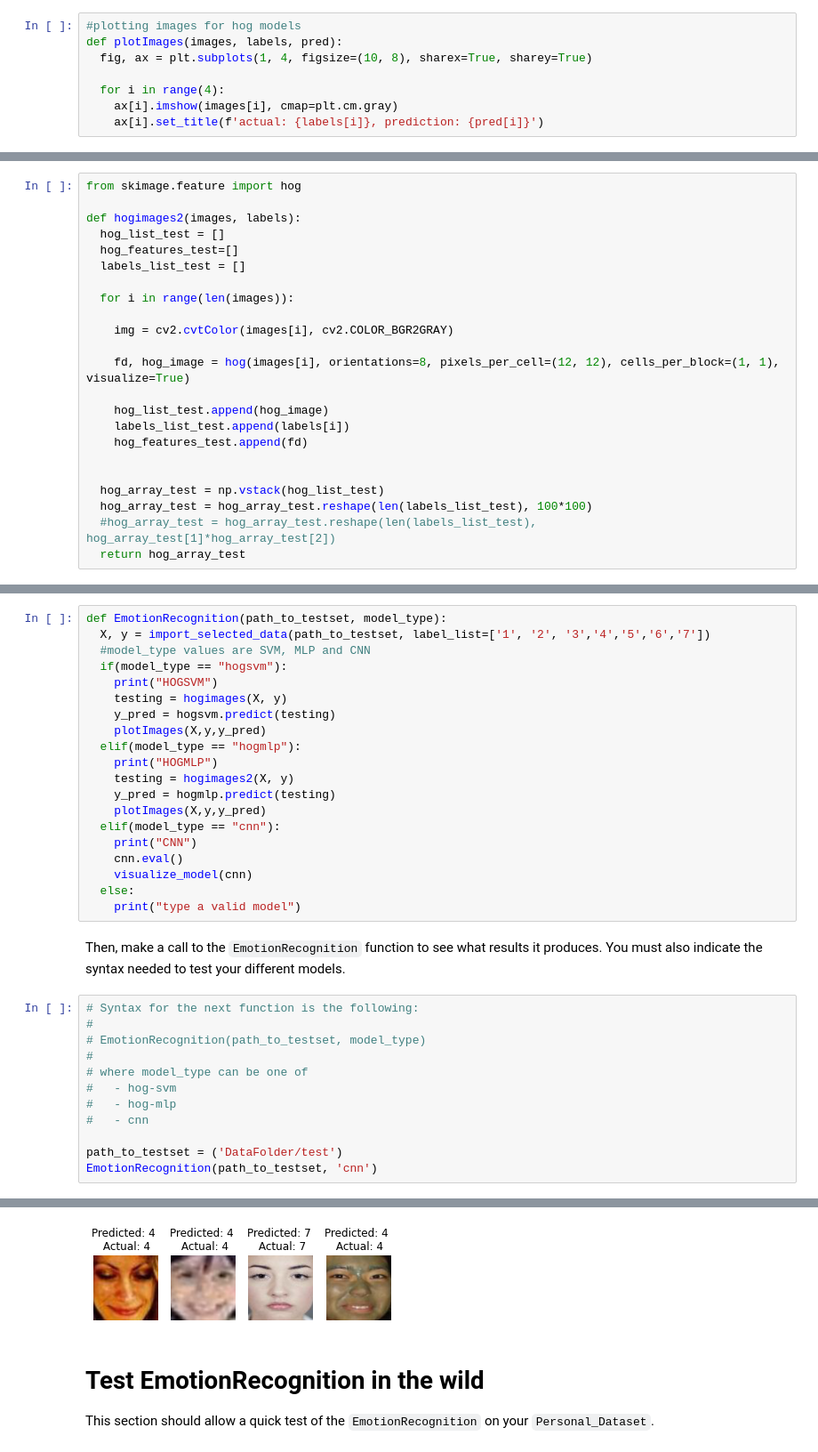
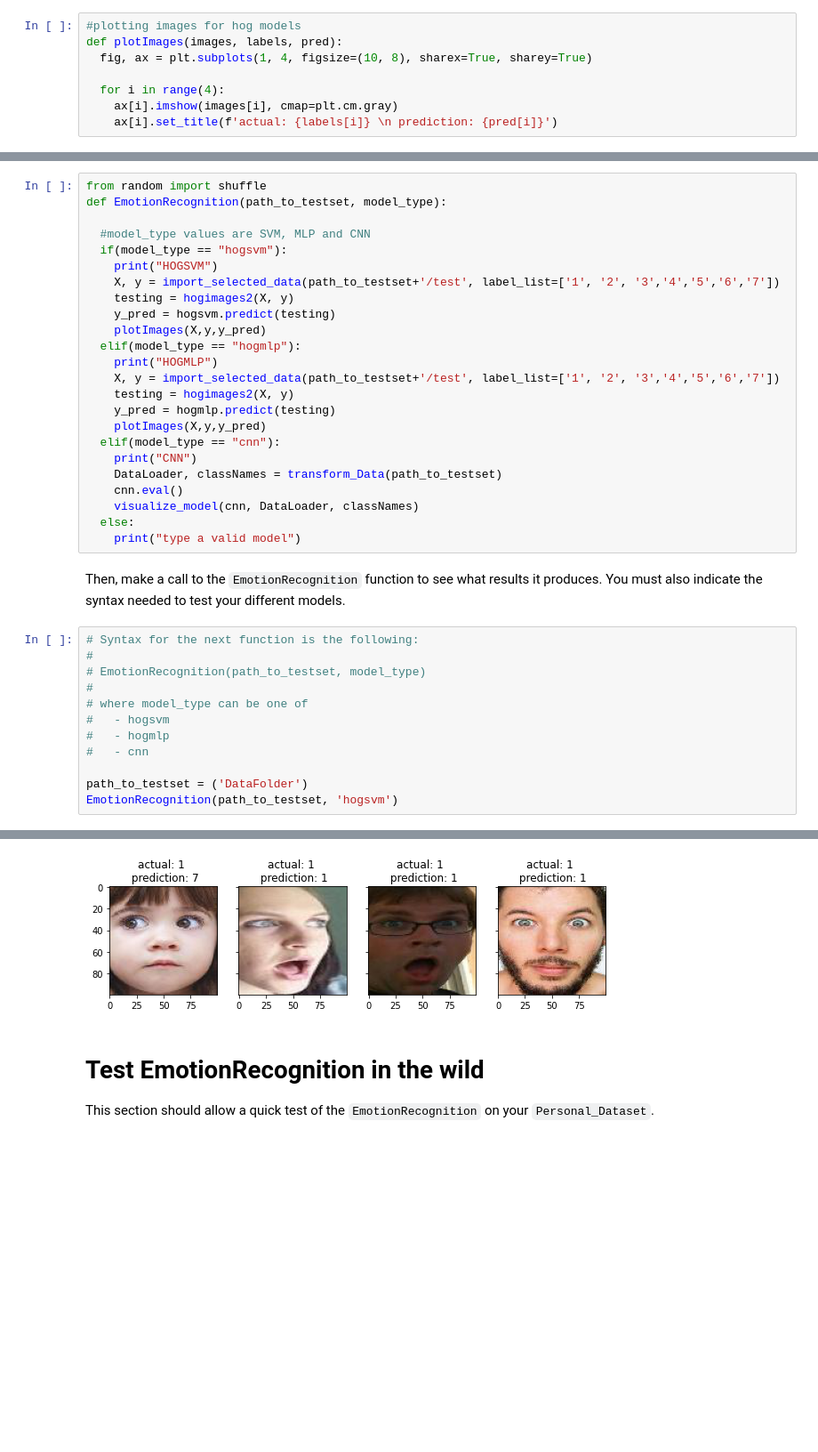
Before and after one commit to dardan-gashi01/Facial-Emotion-Recognition, a Jupyter notebook: test_functions.ipynb, the cells around one changed output, grey strips where cells are left out. Shown at 89% size. Saved outputs shown, nothing was run; the diff lists cells and outputs as text; blank space fills up the shorter version.

```diff
--- a/test_functions.ipynb
+++ b/test_functions.ipynb
@@ -225,4 +248,4 @@ def plotImages(images, labels, pred):
 
   for i in range(4):
     ax[i].imshow(images[i], cmap=plt.cm.gray)
-    ax[i].set_title(f'actual: {labels[i]}, prediction: {pred[i]}')
+    ax[i].set_title(f'actual: {labels[i]} \n prediction: {pred[i]}')
@@ -231,23 +251,0 @@ def plotImages(images, labels, pred):
-# %%
-from skimage.feature import hog
-
-def hogimages2(images, labels):
-  hog_list_test = []
-  hog_features_test=[]
-  labels_list_test = []
-
-  for i in range(len(images)):
-
-    img = cv2.cvtColor(images[i], cv2.COLOR_BGR2GRAY)
-
-    fd, hog_image = hog(images[i], orientations=8, pixels_per_cell=(12, 12), cells_per_block=(1, 1), visualize=True)
-
-    hog_list_test.append(hog_image)
-    labels_list_test.append(labels[i])
-    hog_features_test.append(fd)
-
-
-  hog_array_test = np.vstack(hog_list_test)
-  hog_array_test = hog_array_test.reshape(len(labels_list_test), 100*100)
-  #hog_array_test = hog_array_test.reshape(len(labels_list_test), hog_array_test[1]*hog_array_test[2])
-  return hog_array_test
@@ -254,23 +261,27 @@ def hogimages2(images, labels):
 # %% [markdown]
 **EmotionRecognition Function**
 # %%
+from random import shuffle
 def EmotionRecognition(path_to_testset, model_type):
-  X, y = import_selected_data(path_to_testset, label_list=['1', '2', '3','4','5','6','7'])
+
   #model_type values are SVM, MLP and CNN
   if(model_type == "hogsvm"):
     print("HOGSVM")
-    testing = hogimages(X, y)
+    X, y = import_selected_data(path_to_testset+'/test', label_list=['1', '2', '3','4','5','6','7'])
+    testing = hogimages2(X, y)
     y_pred = hogsvm.predict(testing)
     plotImages(X,y,y_pred)
   elif(model_type == "hogmlp"):
     print("HOGMLP")
+    X, y = import_selected_data(path_to_testset+'/test', label_list=['1', '2', '3','4','5','6','7'])
     testing = hogimages2(X, y)
     y_pred = hogmlp.predict(testing)
     plotImages(X,y,y_pred)
   elif(model_type == "cnn"):
     print("CNN")
+    DataLoader, classNames = transform_Data(path_to_testset)
     cnn.eval()
-    visualize_model(cnn)
+    visualize_model(cnn, DataLoader, classNames)
   else:
     print("type a valid model")
 # %% [markdown]
@@ -281,10 +292,10 @@ Then, make a call to the `EmotionRecognition` function to see what results it pr
 # EmotionRecognition(path_to_testset, model_type)
 #
 # where model_type can be one of
-#   - hog-svm
-#   - hog-mlp
+#   - hogsvm
+#   - hogmlp
 #   - cnn
 
-path_to_testset = ('DataFolder/test')
-EmotionRecognition(path_to_testset, 'cnn')
+path_to_testset = ('DataFolder')
+EmotionRecognition(path_to_testset, 'hogsvm')
 # %% [output]
@@ -292,4 +303,4 @@ CNN
-[figure, old version]
+[figure, new version]
 # %% [markdown]
 # Test EmotionRecognition in the wild
 
```
Also changed, not shown: parts of 18 cells of this notebook.
